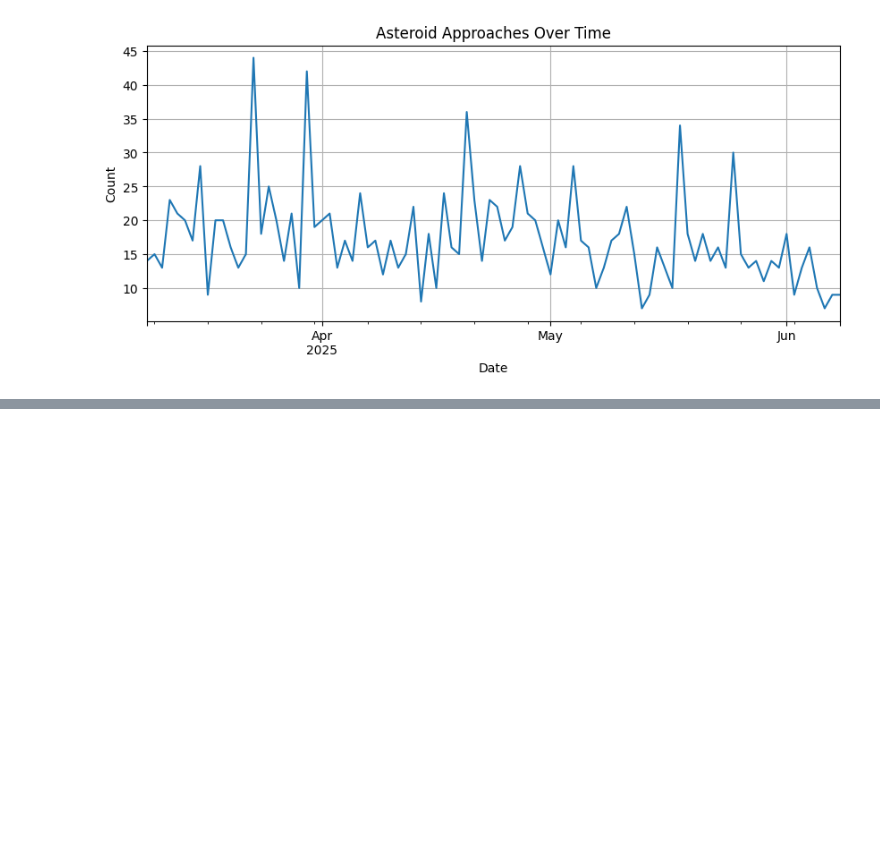
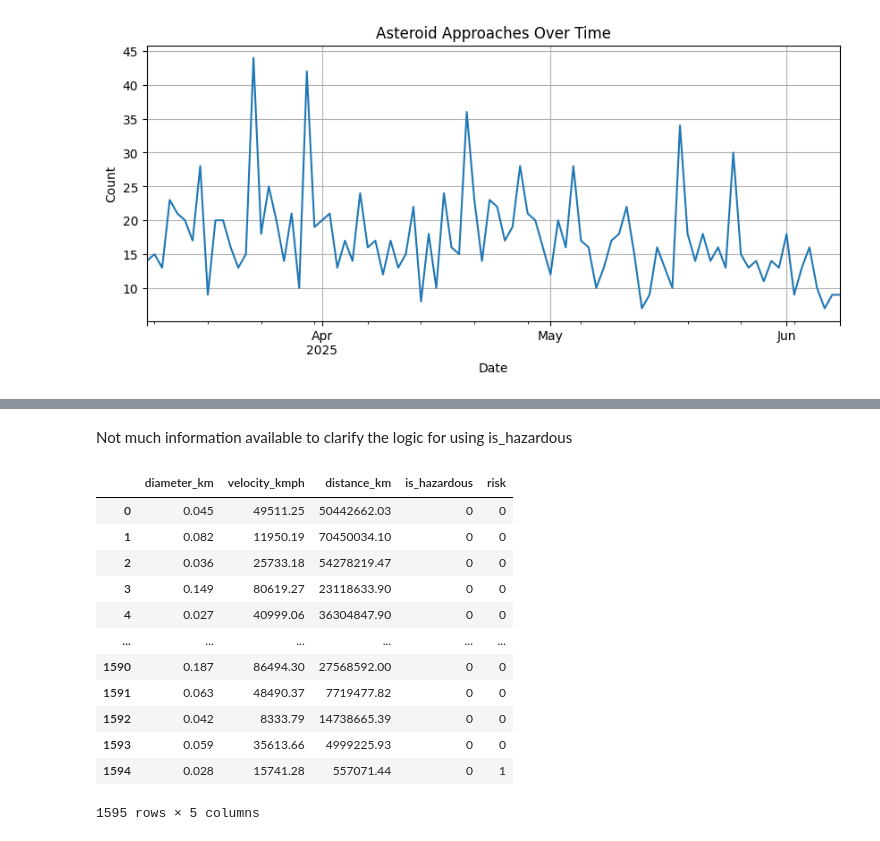
Before and after one commit to gautumsvp7/asteroid, a Jupyter notebook: asteroid.ipynb, the cells around one changed output, grey strips where cells are left out. Drawn from its saved outputs; the diff is of its cells as text; code cells hidden in the pictures; blank space fills up the shorter version.

```diff
--- a/asteroid.ipynb
+++ b/asteroid.ipynb
@@ -105,0 +168,18 @@ ValueError: could not convert string to float: '478784 (2012 UV136)'
+# %% [markdown]
+Not much information available to clarify the logic for using is_hazardous
+# %%
+new_df
+# %% [output]
+|  | diameter_km | velocity_kmph | distance_km | is_hazardous | risk |
+| 0 | 0.045 | 49511.25 | 50442662.03 | 0 | 0 |
+| 1 | 0.082 | 11950.19 | 70450034.10 | 0 | 0 |
+| 2 | 0.036 | 25733.18 | 54278219.47 | 0 | 0 |
+| 3 | 0.149 | 80619.27 | 23118633.90 | 0 | 0 |
+| 4 | 0.027 | 40999.06 | 36304847.90 | 0 | 0 |
+| ... | ... | ... | ... | ... | ... |
+| 1590 | 0.187 | 86494.30 | 27568592.00 | 0 | 0 |
+| 1591 | 0.063 | 48490.37 | 7719477.82 | 0 | 0 |
+| 1592 | 0.042 | 8333.79 | 14738665.39 | 0 | 0 |
+| 1593 | 0.059 | 35613.66 | 4999225.93 | 0 | 0 |
+| 1594 | 0.028 | 15741.28 | 557071.44 | 0 | 1 |
+1595 rows × 5 columns
```
Also changed, not shown: parts of 13 cells of this notebook.
